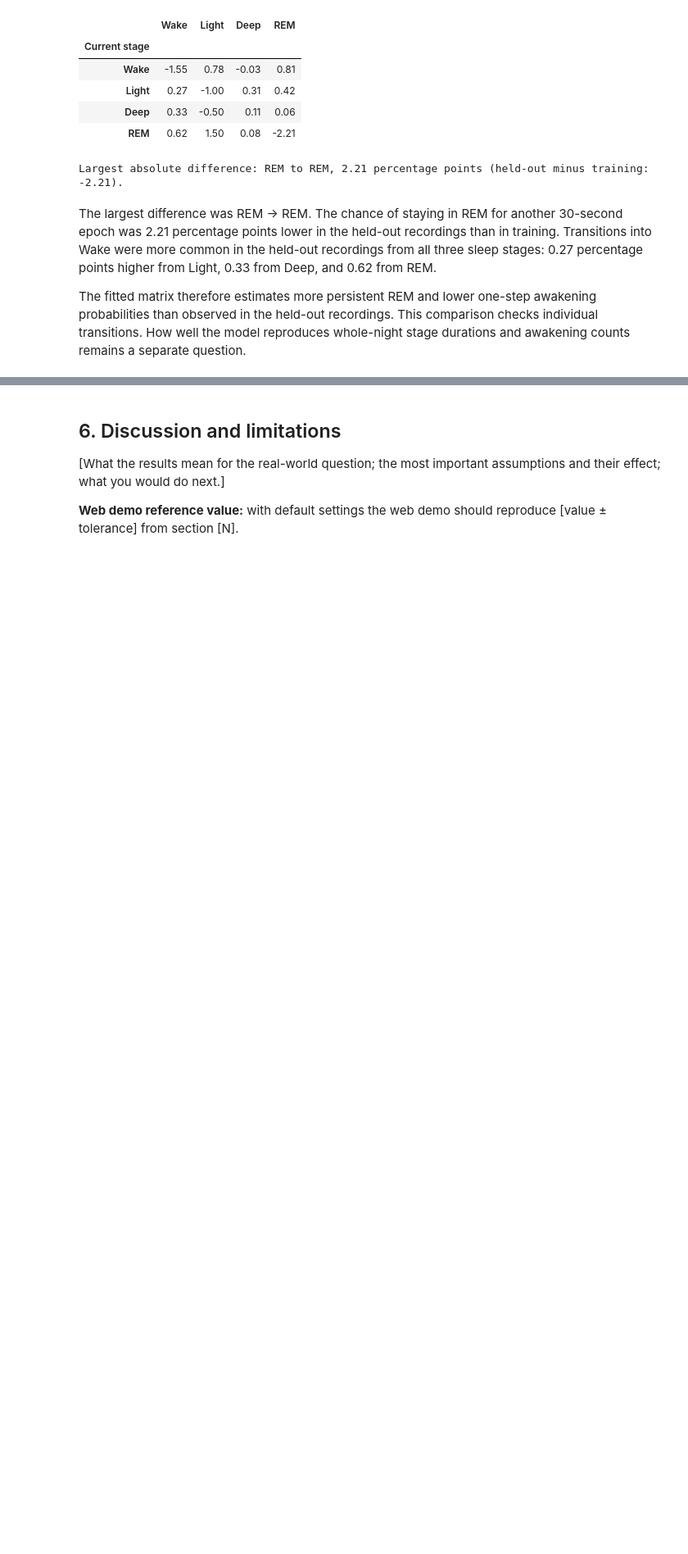
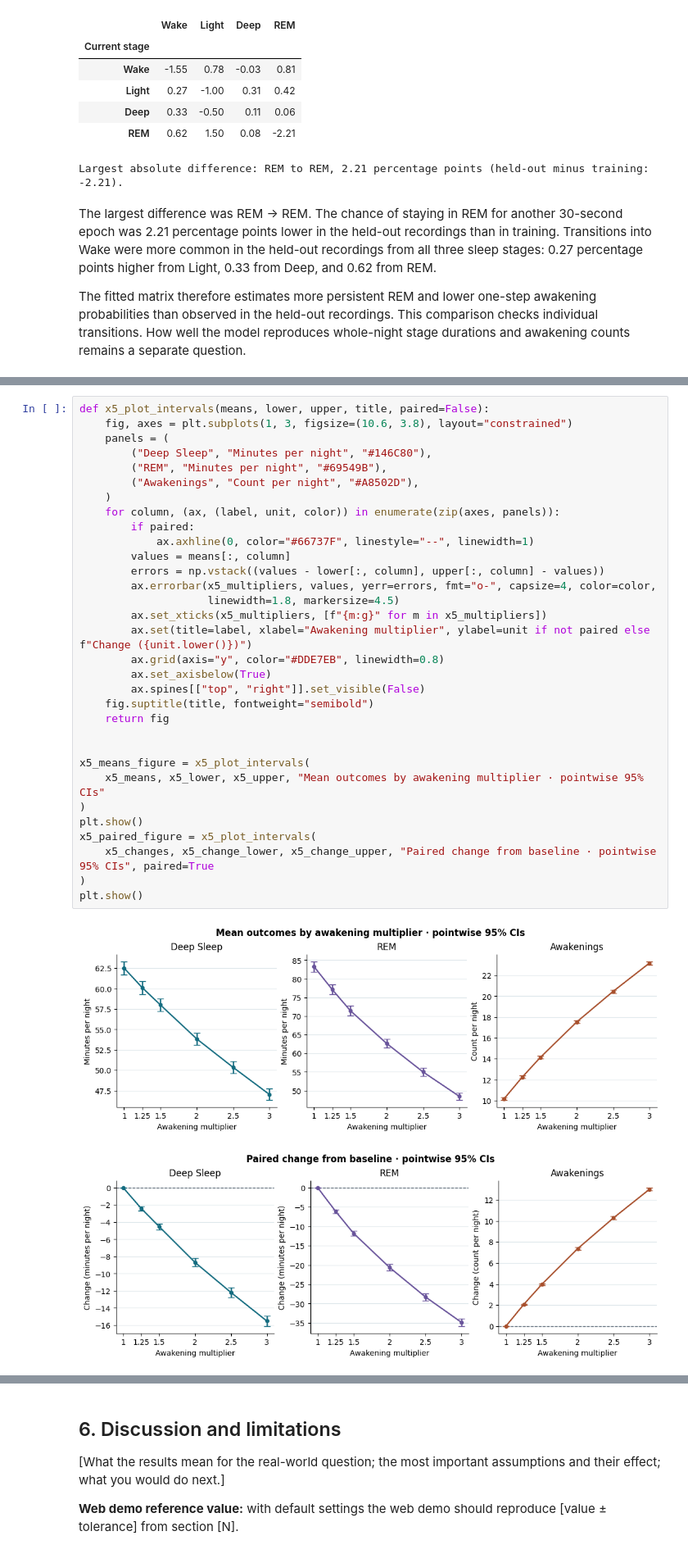
Before and after one commit to ShenalSilvaSD/Human-Sleep-Cycle-Simulator, a Jupyter notebook: notebook/Human_Sleep_Cycle_Simulator.ipynb, the cells around one changed output, grey strips where cells are left out. Shown at 82% size. Cells and saved outputs as stored; diff of their text form; blank space fills up the shorter version.

```diff
--- a/notebook/Human_Sleep_Cycle_Simulator.ipynb
+++ b/notebook/Human_Sleep_Cycle_Simulator.ipynb
@@ -1100,0 +1416,35 @@ The fitted matrix therefore estimates more persistent REM and lower one-step awa
+# %%
+def x5_plot_intervals(means, lower, upper, title, paired=False):
+    fig, axes = plt.subplots(1, 3, figsize=(10.6, 3.8), layout="constrained")
+    panels = (
+        ("Deep Sleep", "Minutes per night", "#146C80"),
+        ("REM", "Minutes per night", "#69549B"),
+        ("Awakenings", "Count per night", "#A8502D"),
+    )
+    for column, (ax, (label, unit, color)) in enumerate(zip(axes, panels)):
+        if paired:
+            ax.axhline(0, color="#66737F", linestyle="--", linewidth=1)
+        values = means[:, column]
+        errors = np.vstack((values - lower[:, column], upper[:, column] - values))
+        ax.errorbar(x5_multipliers, values, yerr=errors, fmt="o-", capsize=4, color=color,
+                    linewidth=1.8, markersize=4.5)
+        ax.set_xticks(x5_multipliers, [f"{m:g}" for m in x5_multipliers])
+        ax.set(title=label, xlabel="Awakening multiplier", ylabel=unit if not paired else f"Change ({unit.lower()})")
+        ax.grid(axis="y", color="#DDE7EB", linewidth=0.8)
+        ax.set_axisbelow(True)
+        ax.spines[["top", "right"]].set_visible(False)
+    fig.suptitle(title, fontweight="semibold")
+    return fig
+
+
+x5_means_figure = x5_plot_intervals(
+    x5_means, x5_lower, x5_upper, "Mean outcomes by awakening multiplier · pointwise 95% CIs"
+)
+plt.show()
+x5_paired_figure = x5_plot_intervals(
+    x5_changes, x5_change_lower, x5_change_upper, "Paired change from baseline · pointwise 95% CIs", paired=True
+)
+plt.show()
+# %% [output]
+[figure, added]
+[figure, added]
```
Also changed, not shown: parts of 8 cells of this notebook, 5 other files.
